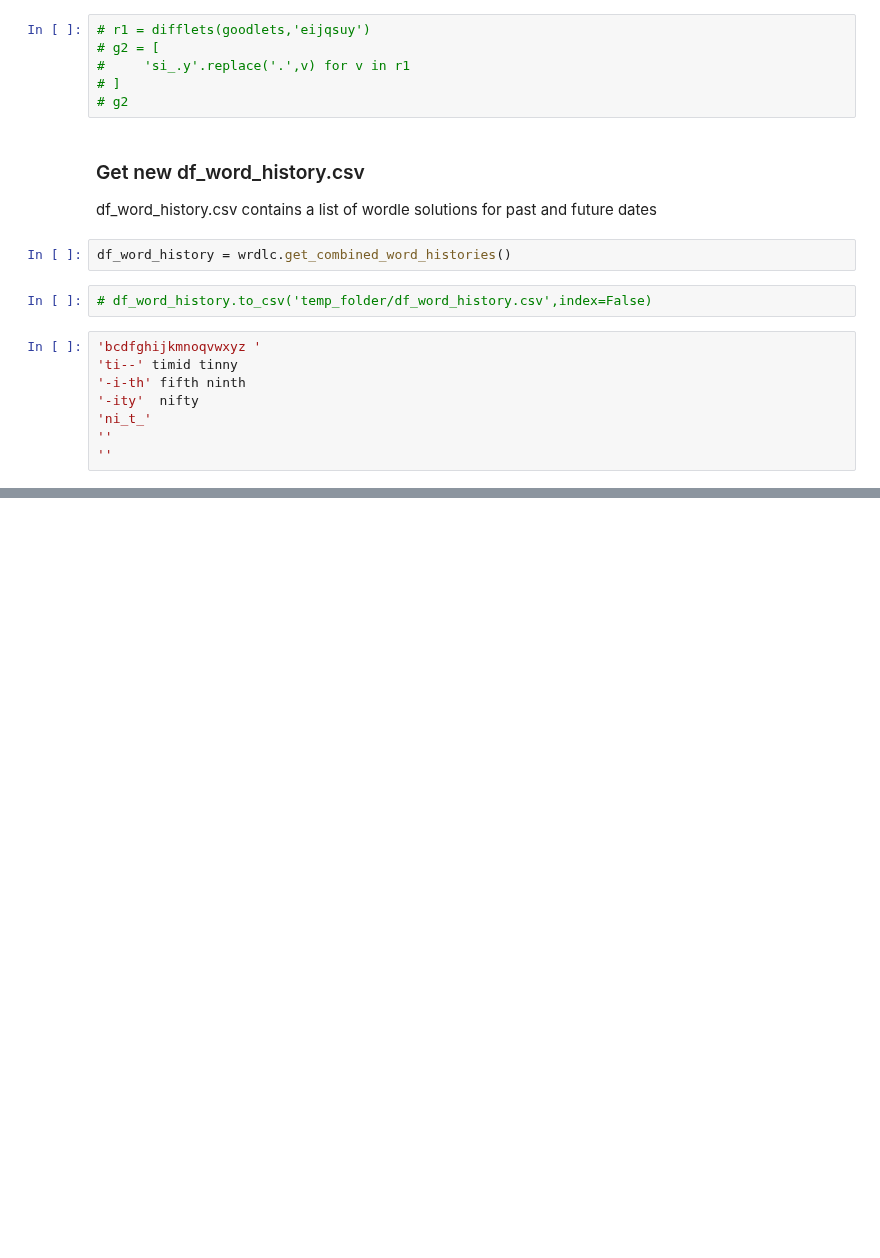
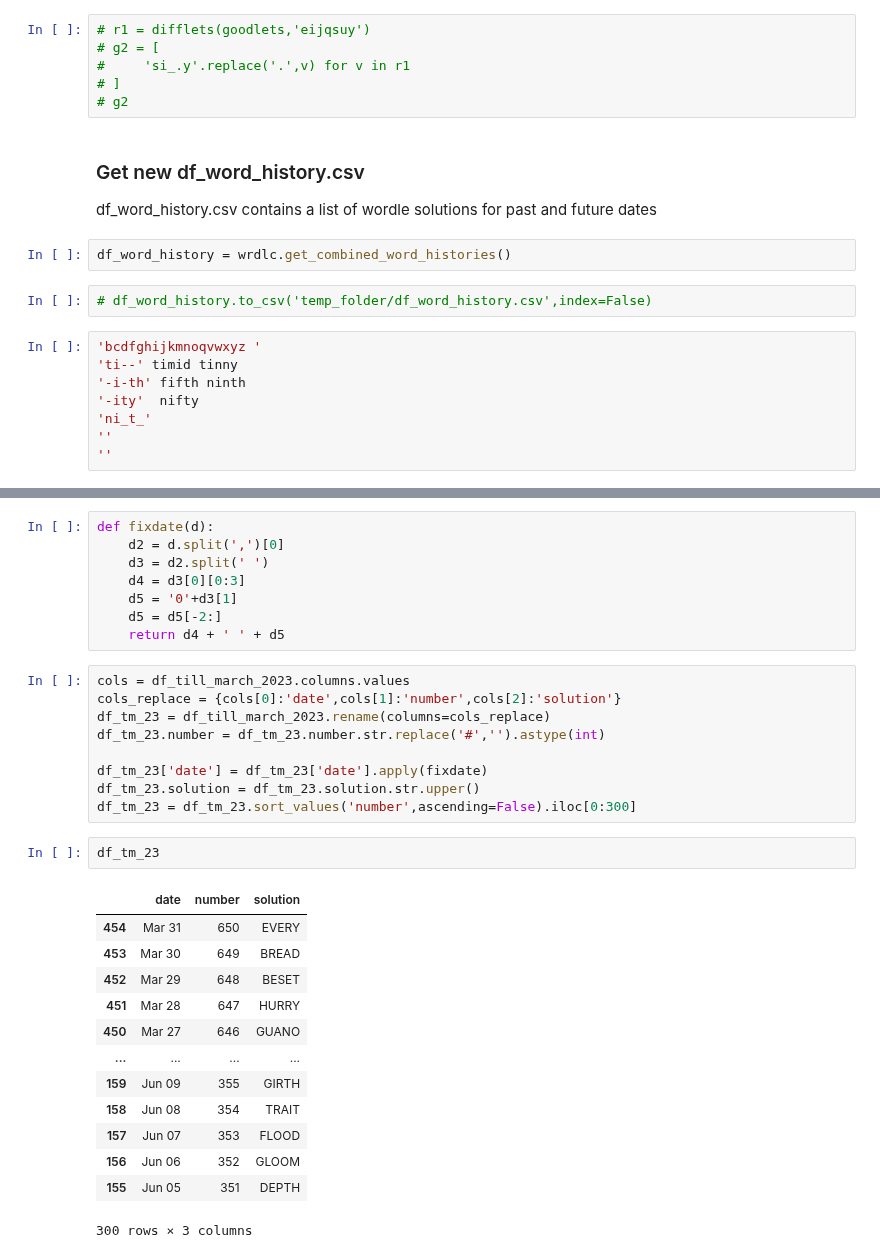
Before and after one commit to bgithub1/wordle_cheater, a Jupyter notebook: using_wordle_cheater.ipynb, the cells around one changed output, grey strips where cells are left out. Cells and saved outputs as stored; diff of their text form; blank space fills up the shorter version.

```diff
--- a/using_wordle_cheater.ipynb
+++ b/using_wordle_cheater.ipynb
@@ -263,0 +297,33 @@ df_word_history = wrdlc.get_combined_word_histories()
+# %%
+def fixdate(d):
+    d2 = d.split(',')[0]
+    d3 = d2.split(' ')
+    d4 = d3[0][0:3]
+    d5 = '0'+d3[1]
+    d5 = d5[-2:]
+    return d4 + ' ' + d5
+# %%
+cols = df_till_march_2023.columns.values
+cols_replace = {cols[0]:'date',cols[1]:'number',cols[2]:'solution'}
+df_tm_23 = df_till_march_2023.rename(columns=cols_replace)
+df_tm_23.number = df_tm_23.number.str.replace('#','').astype(int)
+
+df_tm_23['date'] = df_tm_23['date'].apply(fixdate)
+df_tm_23.solution = df_tm_23.solution.str.upper()
+df_tm_23 = df_tm_23.sort_values('number',ascending=False).iloc[0:300]
+# %%
+df_tm_23
+# %% [output]
+|  | date | number | solution |
+| 454 | Mar 31 | 650 | EVERY |
+| 453 | Mar 30 | 649 | BREAD |
+| 452 | Mar 29 | 648 | BESET |
+| 451 | Mar 28 | 647 | HURRY |
+| 450 | Mar 27 | 646 | GUANO |
+| ... | ... | ... | ... |
+| 159 | Jun 09 | 355 | GIRTH |
+| 158 | Jun 08 | 354 | TRAIT |
+| 157 | Jun 07 | 353 | FLOOD |
+| 156 | Jun 06 | 352 | GLOOM |
+| 155 | Jun 05 | 351 | DEPTH |
+300 rows × 3 columns
```
Also changed, not shown: parts of 8 cells of this notebook, 1 other file.
